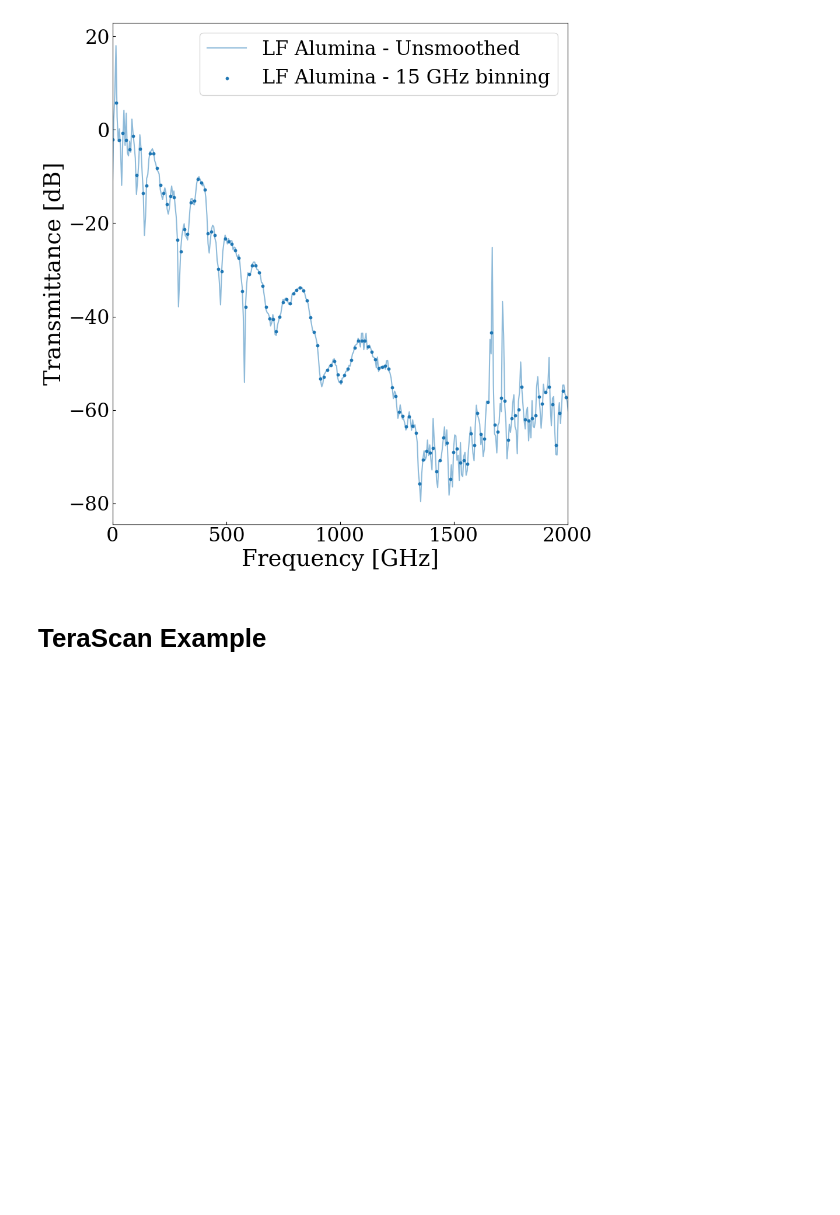
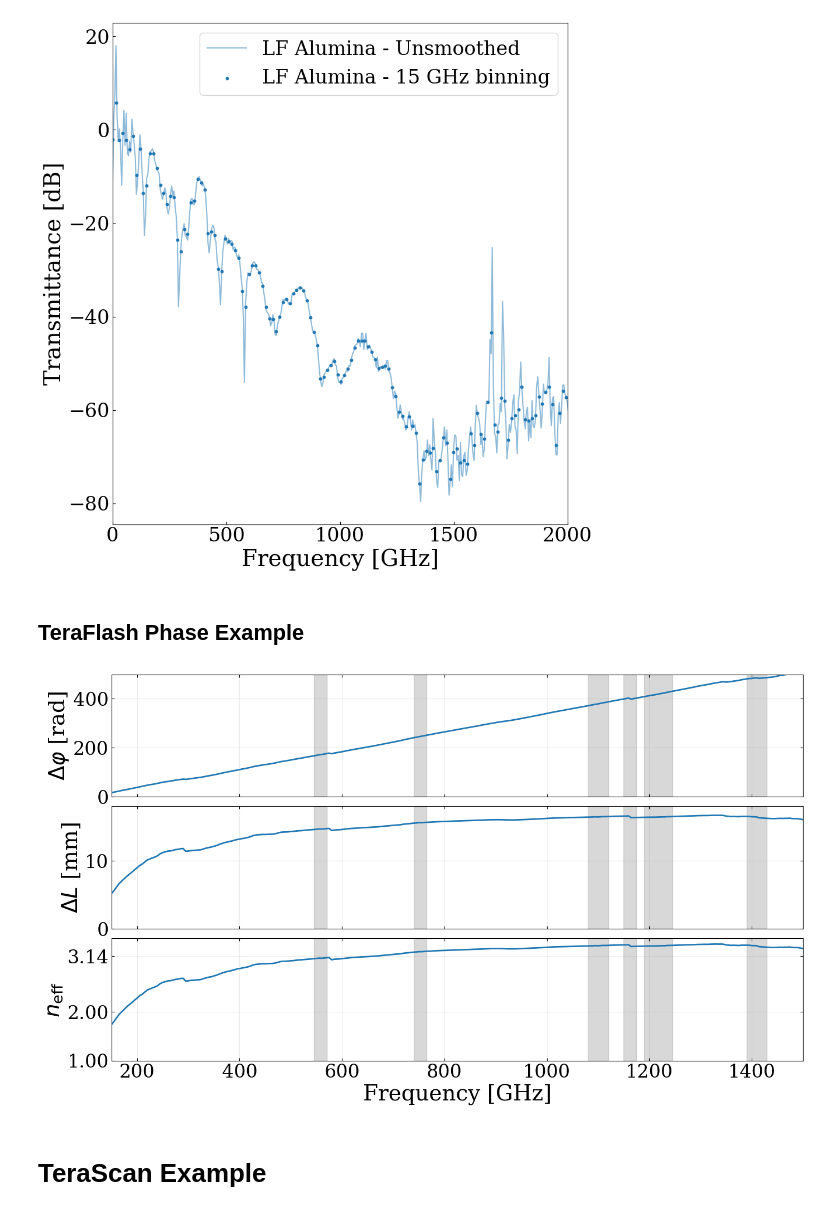
Before and after one commit to McMahonCosmologyGroup/TeraToptica, a Jupyter notebook: example/examples.ipynb, the cells around one changed output. Cells and saved outputs as stored; diff of their text form; code cells hidden in the pictures; blank space fills up the shorter version.

Commit message:
Added open subtraction support to TF, changed errors to used smooth values, added phase support t- use_FFT, and added a phase example for TeraFlash.

```diff
--- a/example/examples.ipynb
+++ b/example/examples.ipynb
@@ -17,6 +17,9 @@ mask_bounds = (
               (1500, 10000) # model does not converge above ~1500 GHz
               )
 
+mask_starts = np.array((mask_bounds))[:,0]
+mask_stops = np.array((mask_bounds))[:,1]
+
 from pathlib import Path
 
 BASE_DIR = Path.cwd()
@@ -32,6 +35,7 @@ tf_cfg = TFC(
     window='boxcar',          # smoothing window in frequency domain
     window_size=15,           # GHz
     mask_bounds=mask_bounds,
+    use_FFT=False,             # use FFT-from-pulse method
 )
 
 # Intantiate the analyse object and retrieve spectra
@@ -77,6 +81,56 @@ plt.show()
 # %% [output]
 [figure]
 [figure]
+# %% [markdown]
+## TeraFlash Phase Example
+# %%
+theta_al, theta_base = al_LF.get_phases()
+
+phase_diff = np.abs(theta_al - theta_base)
+
+while phase_diff[20] < 0:
+    phase_diff += 2*np.pi
+while phase_diff[20] >= 2*np.pi:
+    phase_diff -= 2*np.pi
+
+delta_L = phase_diff*const.c/ (2*np.pi*f_al*1e9)  # in meters
+n = 1 + delta_L / (7e-3) #Guessed thickness ~ 7 mm
+
+fig, axs = plt.subplots(3, 1, sharex=True, figsize=(16, 9))
+
+axs[0].plot(f_al, phase_diff, color='tab:blue', lw=2)
+axs[1].plot(f_al, delta_L*1e3, color='tab:blue', lw=2)
+axs[2].plot(f_al, n, color='tab:blue', lw=2)
+
+# Axis labels
+axs[0].set_ylabel(r'$\Delta \varphi$ [rad]')
+axs[1].set_ylabel(r'$\Delta L$ [mm]')
+axs[2].set_ylabel(r'$n_{\rm eff}$')
+axs[2].set_xlabel('Frequency [GHz]')
+
+# Limits / ticks
+for ax in axs:
+    for i, j in zip(mask_starts, mask_stops):
+        ax.axvspan(i, j, color='gray', alpha=0.3)
+    ax.set_xlim(150, 1500)
+    # ax.set_xlim(0, 200)
+    ax.grid(True, alpha=0.25)
+    ax.tick_params(direction='in', top=True, right=True)
+
+axs[0].set_ylim(0, 500)
+axs[1].set_ylim(0, 18)
+axs[2].set_ylim(1.0, 3.5)
+axs[1].set_yticks([0, 10])
+axs[2].set_yticks([1, 2, 3.14])
+# Legend (single, clean)
+
+# Remove x tick labels on upper panels (sharex already, but makes it cleaner)
+plt.subplots_adjust(hspace=0.08)
+axs[0].label_outer()
+axs[1].label_outer()
+plt.show()
+# %% [output]
+[figure, added]
 # %% [markdown]
 # TeraScan Example
 # %%
```
Also changed, not shown: 3 other files.
